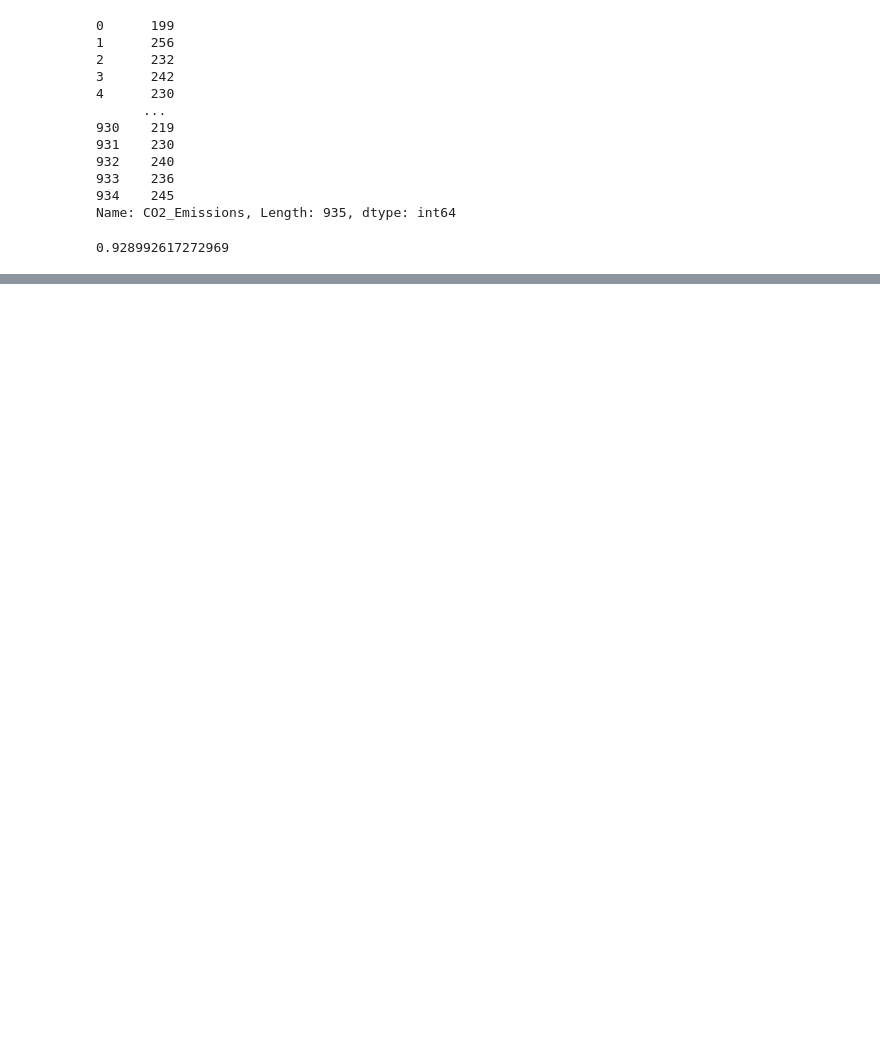
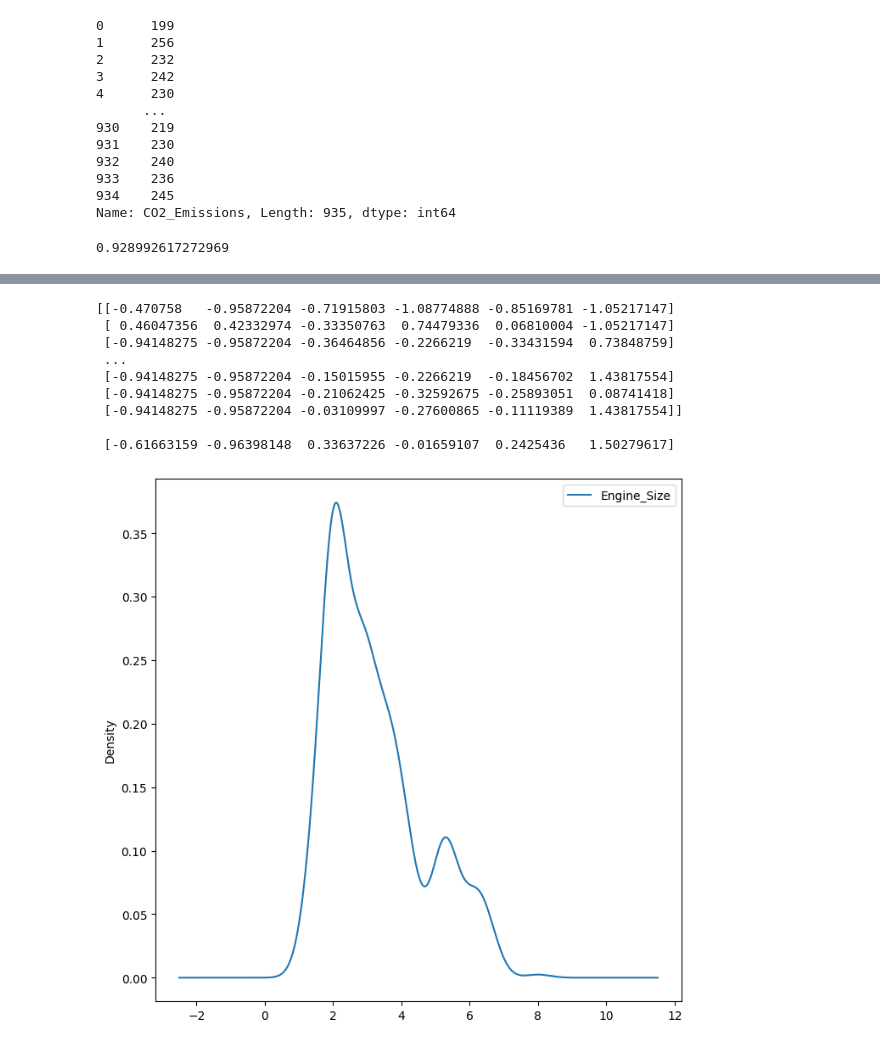
Before and after one commit to AbhinavSinghKuriya/Datasheet3, a Jupyter notebook: LinearRegression.ipynb, the cells around one changed output, grey strips where cells are left out. Drawn from its saved outputs; the diff is of its cells as text; code cells hidden in the pictures; blank space fills up the shorter version.

```diff
--- a/LinearRegression.ipynb
+++ b/LinearRegression.ipynb
@@ -106,0 +128,22 @@ print(r2_score(ty,tpred))
+# %%
+# after yeo-johnson
+pt = PowerTransformer(method='yeo-johnson', standardize=True)
+transformed = pt.fit_transform(chdfd)
+print(transformed)
+print('\n',pt.lambdas_)
+transformed= pd.DataFrame(transformed, columns=['Engine_Size', 'Cylinders',
+                                                'Fuel_Consumption_in_City(L/100 km)','Fuel_Consumption_in_City_Hwy(L/100 km)',
+                                                'Fuel_Consumption_comb(L/100km)', 'Smog_Level'])
+for i in transformed:
+    plotkde(i)
+# %% [output]
+[[-0.470758   -0.95872204 -0.71915803 -1.08774888 -0.85169781 -1.05217147]
+ [ 0.46047356  0.42332974 -0.33350763  0.74479336  0.06810004 -1.05217147]
+ [-0.94148275 -0.95872204 -0.36464856 -0.2266219  -0.33431594  0.73848759]
+ ...
+ [-0.94148275 -0.95872204 -0.15015955 -0.2266219  -0.18456702  1.43817554]
+ [-0.94148275 -0.95872204 -0.21062425 -0.32592675 -0.25893051  0.08741418]
+ [-0.94148275 -0.95872204 -0.03109997 -0.27600865 -0.11119389  1.43817554]]
+
+ [-0.61663159 -0.96398148  0.33637226 -0.01659107  0.2425436   1.50279617]
+[figure, added]
```
Also changed, not shown: parts of 3 cells of this notebook.
